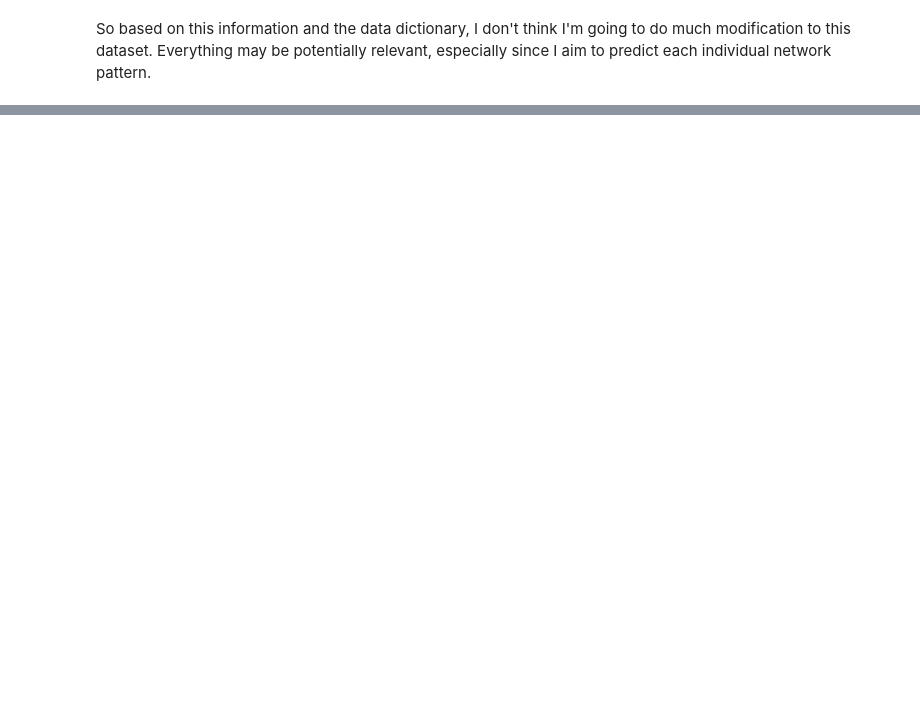
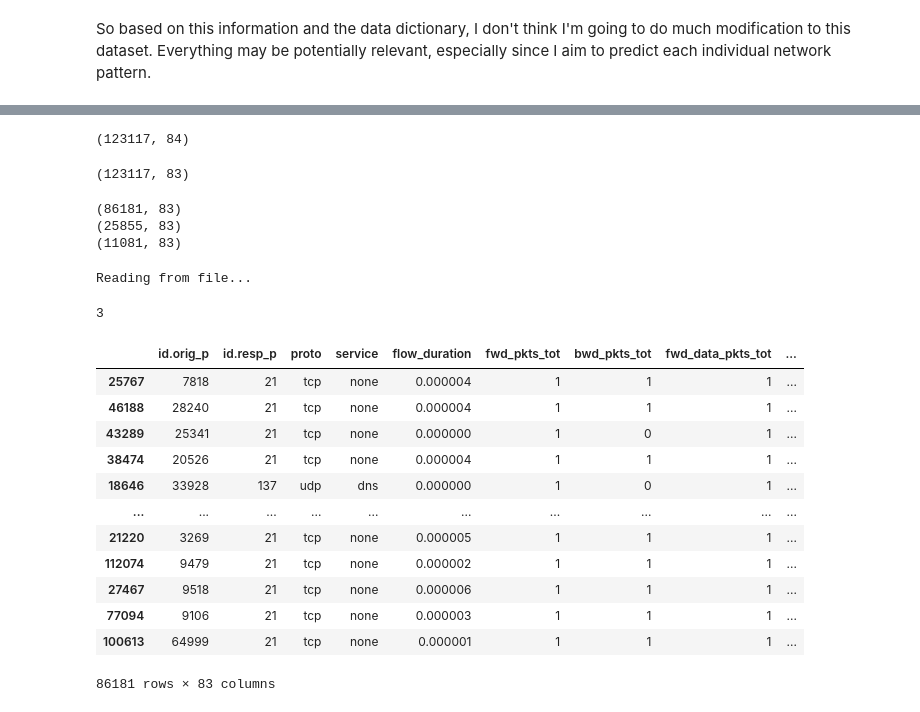
Before and after one commit to Michael-Nelson361/RT-IOT2022, a Jupyter notebook: wrangle.ipynb, the cells around one changed output, grey strips where cells are left out. Drawn from its saved outputs; the diff is of its cells as text; code cells hidden in the pictures; blank space fills up the shorter version.

```diff
--- a/wrangle.ipynb
+++ b/wrangle.ipynb
@@ -551,0 +994,57 @@ So based on this information and the data dictionary, I don't think I'm going to
+# %%
+df.shape
+# %% [output]
+(123117, 84)
+# %%
+df = clean_data(df)
+df.shape
+# %% [output]
+(123117, 83)
+# %%
+train,validate,test = data_split(df,ranstate=ranstate)
+print(train.shape)
+print(validate.shape)
+print(test.shape)
+# %% [output]
+(86181, 83)
+(25855, 83)
+(11081, 83)
+# %%
+def wrangle_iot2022():
+    """
+    Summary function that acquires, cleans, and returns the RT_IoT2022 data
+    """
+    ranstate = 42
+
+    # Acquire
+    df = acquire_iot2022()
+
+    # Clean
+    df = clean_data(df)
+
+    # Split
+    train,validate,test = data_split(df,ranstate=ranstate)
+
+    return [train,validate,test]
+# %%
+df_set = wrangle_iot2022()
+len(df_set)
+# %% [output]
+Reading from file...
+3
+# %%
+df_set[0]
+# %% [output]
+|  | id.orig_p | id.resp_p | proto | service | flow_duration | fwd_pkts_tot | bwd_pkts_tot | fwd_data_pkts_tot | ... |
+| 25767 | 7818 | 21 | tcp | none | 0.000004 | 1 | 1 | 1 | ... |
+| 46188 | 28240 | 21 | tcp | none | 0.000004 | 1 | 1 | 1 | ... |
+| 43289 | 25341 | 21 | tcp | none | 0.000000 | 1 | 0 | 1 | ... |
+| 38474 | 20526 | 21 | tcp | none | 0.000004 | 1 | 1 | 1 | ... |
+| 18646 | 33928 | 137 | udp | dns | 0.000000 | 1 | 0 | 1 | ... |
+| ... | ... | ... | ... | ... | ... | ... | ... | ... | ... |
+| 21220 | 3269 | 21 | tcp | none | 0.000005 | 1 | 1 | 1 | ... |
+| 112074 | 9479 | 21 | tcp | none | 0.000002 | 1 | 1 | 1 | ... |
+| 27467 | 9518 | 21 | tcp | none | 0.000006 | 1 | 1 | 1 | ... |
+| 77094 | 9106 | 21 | tcp | none | 0.000003 | 1 | 1 | 1 | ... |
+| 100613 | 64999 | 21 | tcp | none | 0.000001 | 1 | 1 | 1 | ... |
+86181 rows × 83 columns
```
Also changed, not shown: parts of 55 cells of this notebook, 1 other file.
